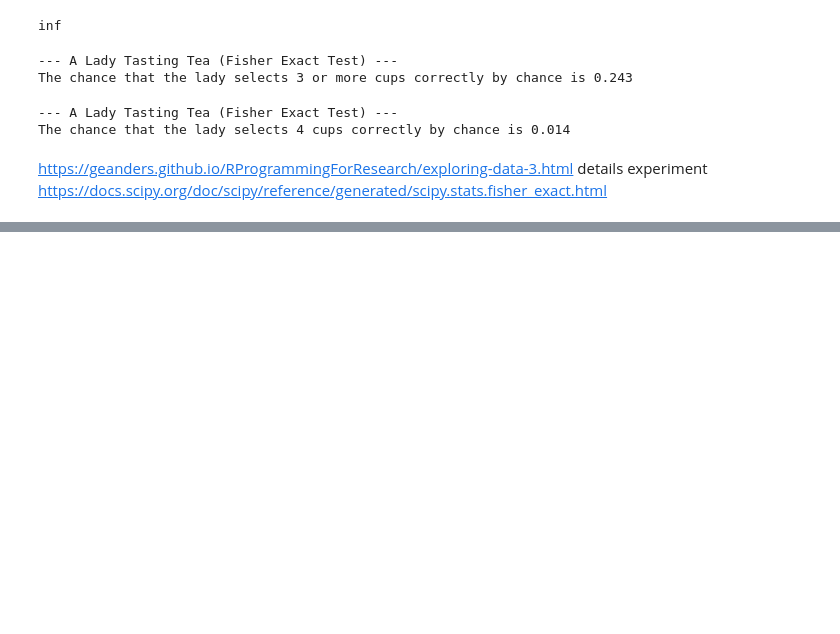
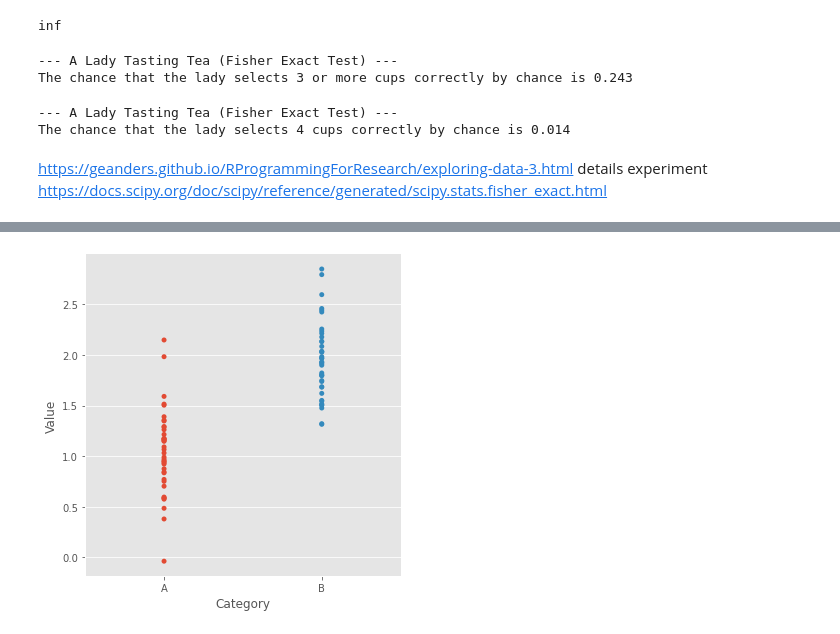
Before and after one commit to fionnmccarthy/ml-and-stats-assessment, a Jupyter notebook: Practical/01-statistics-exercises.ipynb, the cells around one changed output, grey strips where cells are left out. Cells and saved outputs as stored; diff of their text form; code cells hidden in the pictures; blank space fills up the shorter version.

```diff
--- a/Practical/01-statistics-exercises.ipynb
+++ b/Practical/01-statistics-exercises.ipynb
@@ -92,0 +111,24 @@ https://docs.scipy.org/doc/scipy/reference/generated/scipy.stats.fisher_exact.ht
+# %%
+# Efficient numerical arrays.
+import numpy as np
+
+# Data frames.
+import pandas as pd
+
+# Alternative statistics package.
+import statsmodels.stats.weightstats as stat
+
+# Mains statistics package.
+import scipy.stats as ss
+
+# Plotting.
+import matplotlib.pyplot as plt
+
+# Fancier plotting.
+import seaborn as sns
+
+# Better sized plots.
+plt.rcParams['figure.figsize'] = (12, 8)
+
+# Nicer colours and styles for plots.
+plt.style.use("ggplot")
@@ -92,0 +141,15 @@ https://docs.scipy.org/doc/scipy/reference/generated/scipy.stats.fisher_exact.ht
+# %%
+# Parameters for two different lists of numbers.
+m_a, s_a, m_b, s_b = 1.0, 0.4, 2.0, 0.4
+# Sample size.
+N = 40
+
+# Create two lists of numbers based on bell-shaped probability curves.
+a = np.random.normal(loc=m_a, scale=s_a, size=N)
+b = np.random.normal(loc=m_b, scale=s_b, size=N)
+
+# Stick both samples in one data frame.
+df = pd.DataFrame({'Category': ['A'] * len(a) + ['B'] * len(b), 'Value': np.hstack([a,b])})
+
+# We can look directly at the list of numbers, but it's not very illuminating.
+df
@@ -92,0 +176,5 @@ https://docs.scipy.org/doc/scipy/reference/generated/scipy.stats.fisher_exact.ht
+# %%
+# One type of plot available in seaborn.
+sns.catplot(x='Category', y='Value', jitter=False, data=df);
+# %% [output]
+[figure, added]
```
Also changed, not shown: parts of 45 cells of this notebook.
